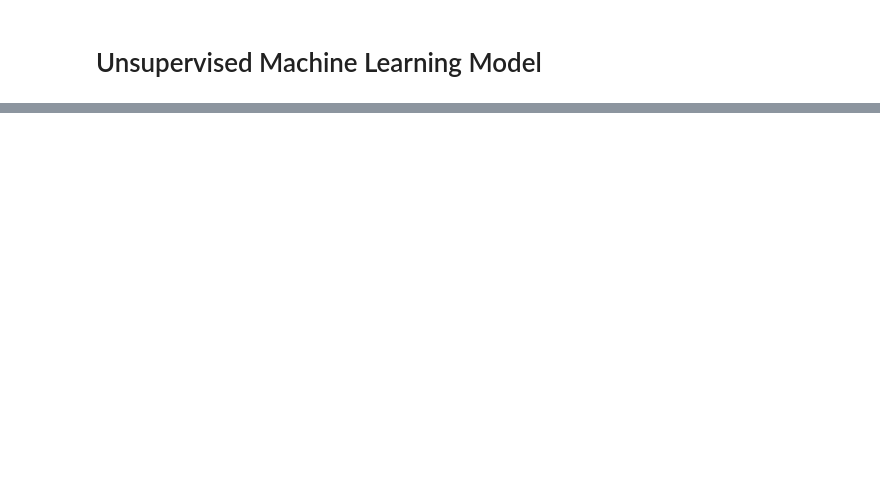
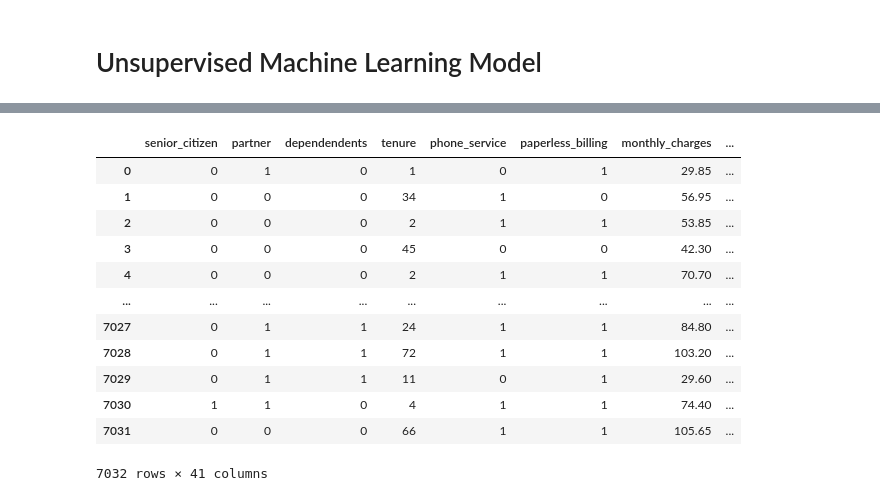
Before and after one commit to js816/Telco_churn, a Jupyter notebook: Telco_churn_ML_model.ipynb, the cells around one changed output, grey strips where cells are left out. Cells and saved outputs as stored; diff of their text form; code cells hidden in the pictures; blank space fills up the shorter version.

```diff
--- a/Telco_churn_ML_model.ipynb
+++ b/Telco_churn_ML_model.ipynb
@@ -283,0 +305,19 @@ telco_pca_df.hvplot.scatter(x='principal_component_1',
+# %%
+# Adding predicted clusters to new DataFrame
+clustered_telco_df = telco_df
+clustered_telco_df['class_prediction'] = model.labels_
+clustered_telco_df
+# %% [output]
+|  | senior_citizen | partner | dependendents | tenure | phone_service | paperless_billing | monthly_charges | ... |
+| 0 | 0 | 1 | 0 | 1 | 0 | 1 | 29.85 | ... |
+| 1 | 0 | 0 | 0 | 34 | 1 | 0 | 56.95 | ... |
+| 2 | 0 | 0 | 0 | 2 | 1 | 1 | 53.85 | ... |
+| 3 | 0 | 0 | 0 | 45 | 0 | 0 | 42.30 | ... |
+| 4 | 0 | 0 | 0 | 2 | 1 | 1 | 70.70 | ... |
+| ... | ... | ... | ... | ... | ... | ... | ... | ... |
+| 7027 | 0 | 1 | 1 | 24 | 1 | 1 | 84.80 | ... |
+| 7028 | 0 | 1 | 1 | 72 | 1 | 1 | 103.20 | ... |
+| 7029 | 0 | 1 | 1 | 11 | 0 | 1 | 29.60 | ... |
+| 7030 | 1 | 1 | 0 | 4 | 1 | 1 | 74.40 | ... |
+| 7031 | 0 | 0 | 0 | 66 | 1 | 1 | 105.65 | ... |
+7032 rows × 41 columns
```
Also changed, not shown: parts of 29 cells of this notebook.
